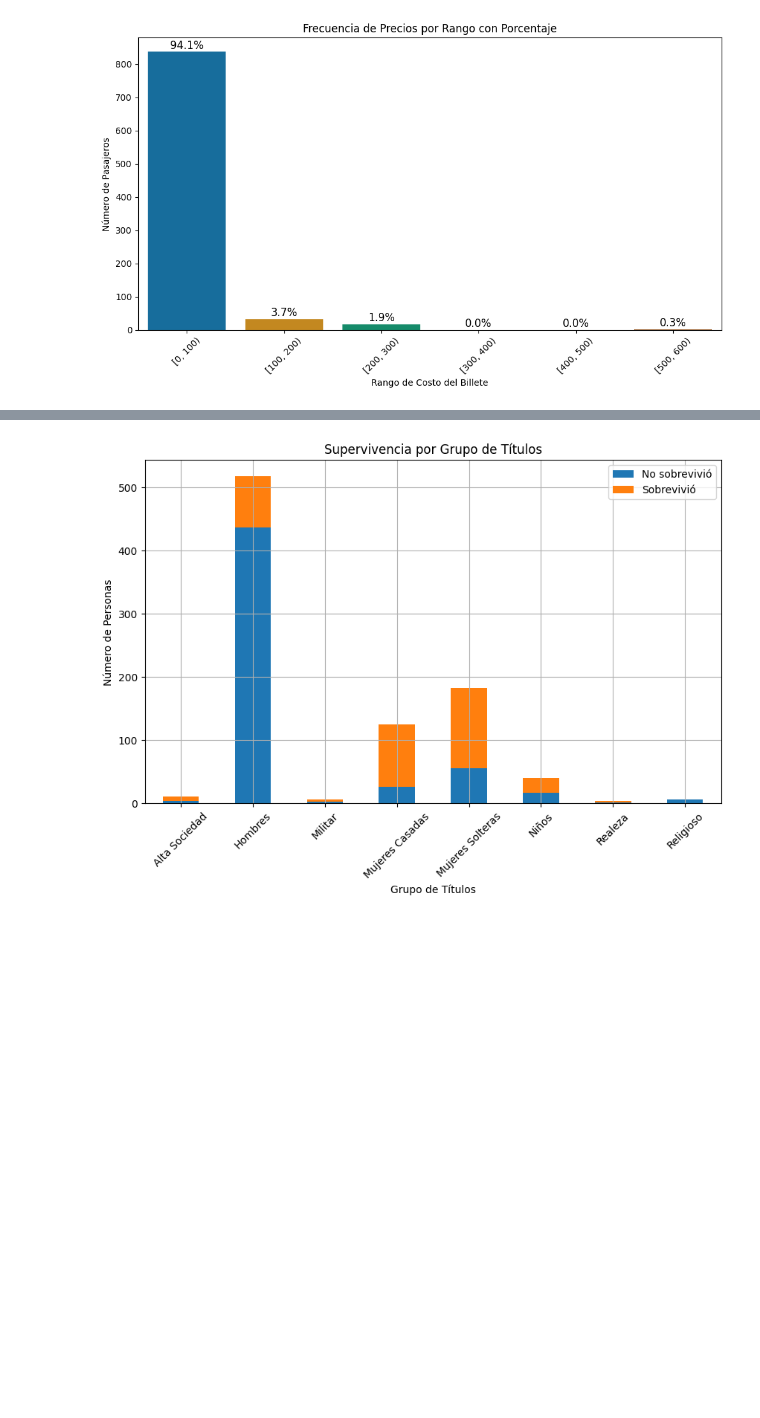
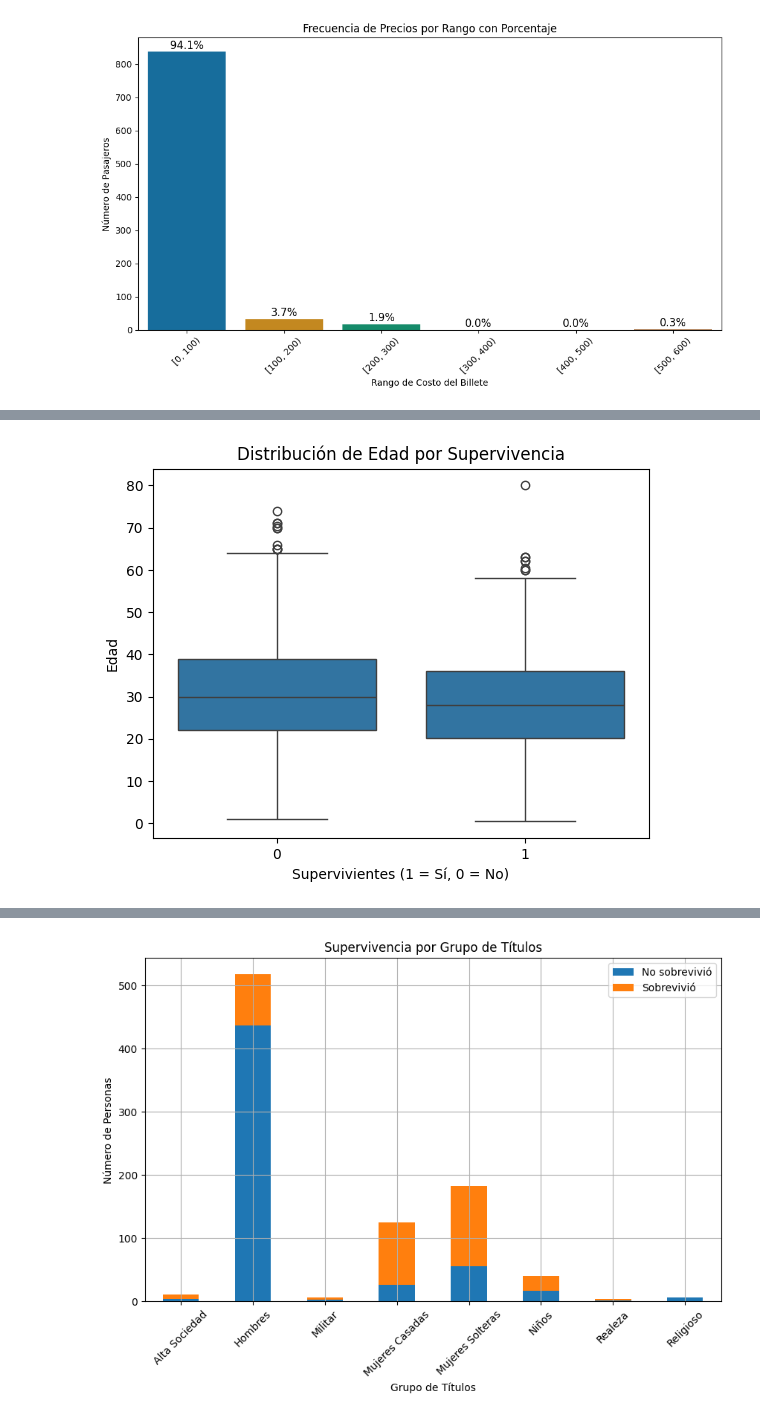
Before and after one commit to osvalcde/PROYECTO_M1, a Jupyter notebook: [Osvaldo Ej 3]Titanic.ipynb, the cells around one changed output, grey strips where cells are left out. Saved outputs shown, nothing was run; the diff lists cells and outputs as text; code cells hidden in the pictures; blank space fills up the shorter version.

```diff
--- a/[Osvaldo Ej 3]Titanic.ipynb
+++ b/[Osvaldo Ej 3]Titanic.ipynb
@@ -381,3 +435,16 @@ fig.show()
+# %%
+# Crear un boxplot para mostrar la distribución de edades por supervivencia
+sns.boxplot(data=df, x='Survived', y='Age')
+
+# Agregar título y etiquetas a los ejes
+plt.title('Distribución de Edad por Supervivencia')
+plt.xlabel('Supervivientes (1 = Sí, 0 = No)')
+plt.ylabel('Edad')
+
+# Mostrar el gráfico
+plt.show()
+# %% [output]
+[figure, added]
 # %%
 # Contar la cantidad de pasajeros por Pclass, Sex y Survived
 grouped_data = df.groupby(['Pclass', 'Sex', 'Survived']).size().reset_index(name='PassengerCount')
```
Also changed, not shown: parts of 15 cells of this notebook, 2 other files.
